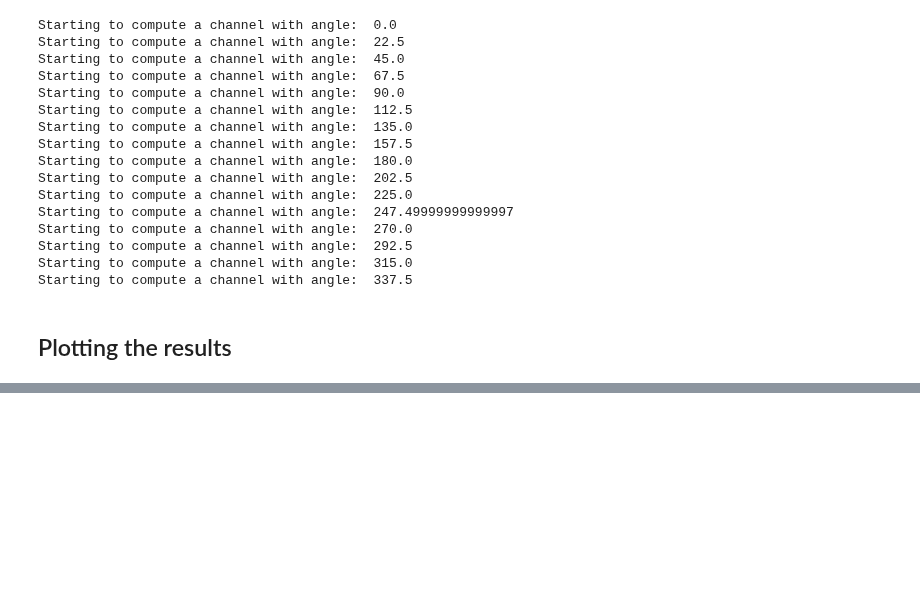
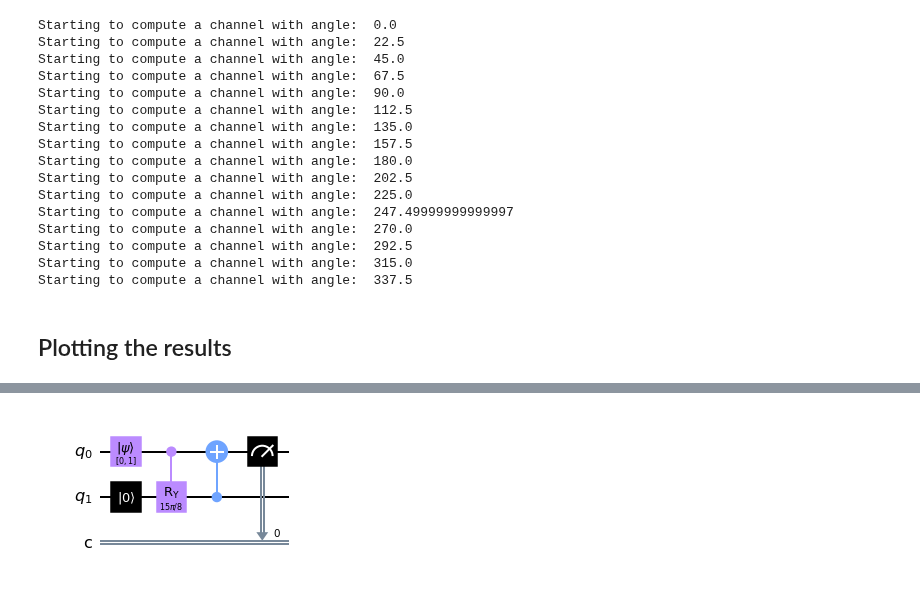
Before and after one commit to iamtxena/quantum-channel-discrimination, a Jupyter notebook: src/qcdBase.ipynb, the cells around one changed output, grey strips where cells are left out. Saved outputs shown, nothing was run; the diff lists cells and outputs as text; code cells hidden in the pictures; blank space fills up the shorter version.

```diff
--- a/src/qcdBase.ipynb
+++ b/src/qcdBase.ipynb
@@ -266,0 +261,4 @@ Canvas(toolbar=Toolbar(toolitems=[('Home', 'Reset original view', 'home', 'home'
+# %%
+circuit.draw('mpl')
+# %% [output]
+[figure, added]
```
Also changed, not shown: parts of 11 cells of this notebook.
